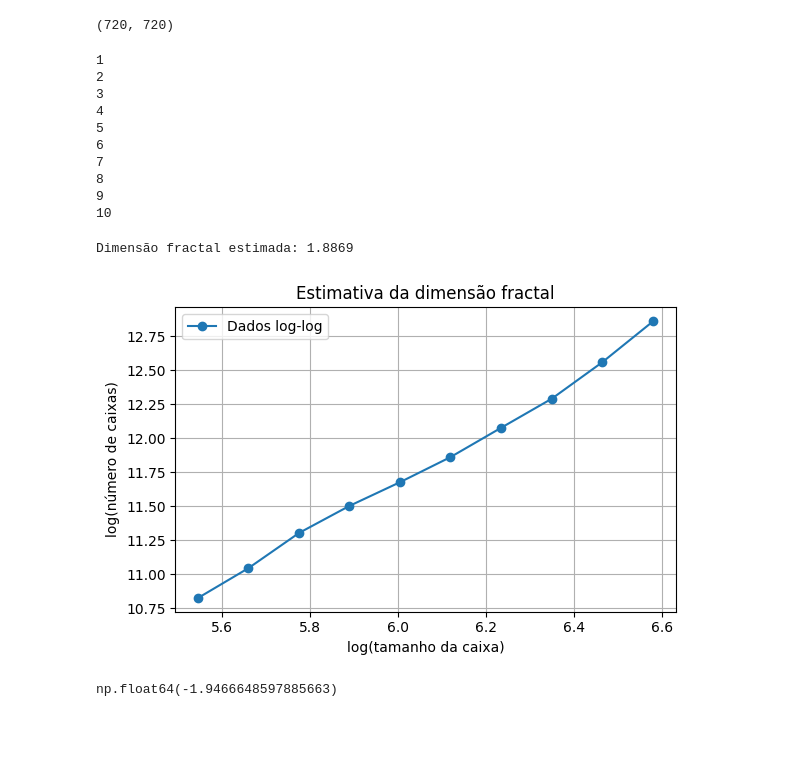
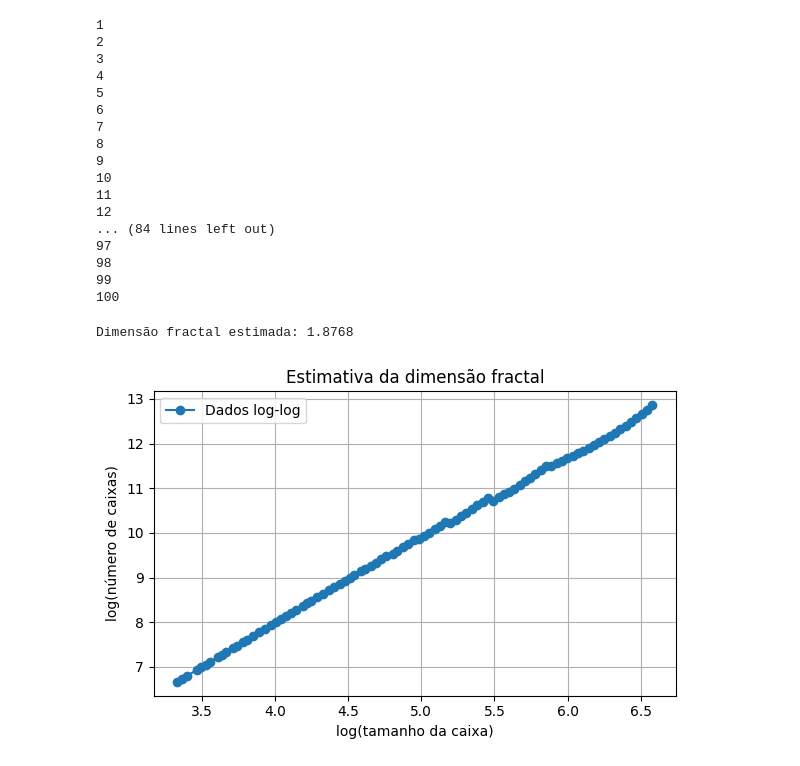
Before and after one commit to 1moi6/dimensa-o-fractal-arvore, a Jupyter notebook: teste.ipynb, the cells around one changed output. Saved outputs shown, nothing was run; the diff lists cells and outputs as text; code cells hidden in the pictures; blank space fills up the shorter version.

```diff
--- a/teste.ipynb
+++ b/teste.ipynb
@@ -58,0 +1,6 @@ def completar_quadrado(imagem):
+# %%
+from utils import preencher_caixas_ativas, completar_quadrado, corte
+from PIL import Image
+caminho =  'image2.png'
+imagem = Image.open(f"./imagens/{caminho}")
+# imagem = completar_quadrado(imagem,255)
@@ -60,16 +126,12 @@ def completar_quadrado(imagem):
 caminho =  'image2.png'
 imagem = Image.open(f"./imagens/{caminho}")
 imagem = completar_quadrado(imagem)
-# %%
-imagem.size
-# %% [output]
-(720, 720)
 # %%
-subdivs = np.geomspace(256,720, num=10, dtype=int)
+subdivs = np.geomspace(20,720, num=100, dtype=int)
 limiar = 5  # Ajuste conforme contraste da imagem
 
 # Chamada
-tam_lados, num_blocos = contar_caixas(imagem, subdivs, limiar=limiar, modo='preto')
+tam_lados, num_blocos = contar_caixas_numpy(imagem, subdivs, limiar=limiar, modo='preto')
 # %% [output]
 1
 2
@@ -81,32 +143,34 @@ tam_lados, num_blocos = contar_caixas(imagem, subdivs, limiar=limiar, modo='pret
 8
 9
 10
+11
+12
+... (84 lines left out)
+97
+98
+99
+100
 # %%
 
 # Ajuste linear
 log_inv_eps = np.log(subdivs)
 log_N = np.log(num_blocos)
 coef, _ = np.polyfit(log_inv_eps, log_N, 1)
 dim_fractal = coef
 
 # Resultado
 print(f"Dimensão fractal estimada: {dim_fractal:.4f}")
 
 # Gráfico
 plt.figure(figsize=(6, 4))
-plt.plot(log_inv_eps, log_N, 'o-', label='Dados log-log')
+plt.plot(log_inv_eps[10:], log_N[10:], 'o-', label='Dados log-log')
 plt.xlabel("log(tamanho da caixa)")
 plt.ylabel("log(número de caixas)")
 plt.title("Estimativa da dimensão fractal")
 plt.grid(True)
 plt.legend()
 plt.tight_layout()
 plt.show()
 # %% [output]
-Dimensão fractal estimada: 1.8869
+Dimensão fractal estimada: 1.8768
-[figure, old version]
+[figure, new version]
-# %%
-coef_sem_intercepto = -np.sum(log_inv_eps * log_N) / np.sum(log_inv_eps ** 2)
-coef_sem_intercepto
-# %% [output]
-np.float64(-1.9466648597885663)
```
Also changed, not shown: parts of 16 cells of this notebook, 3 other files.
